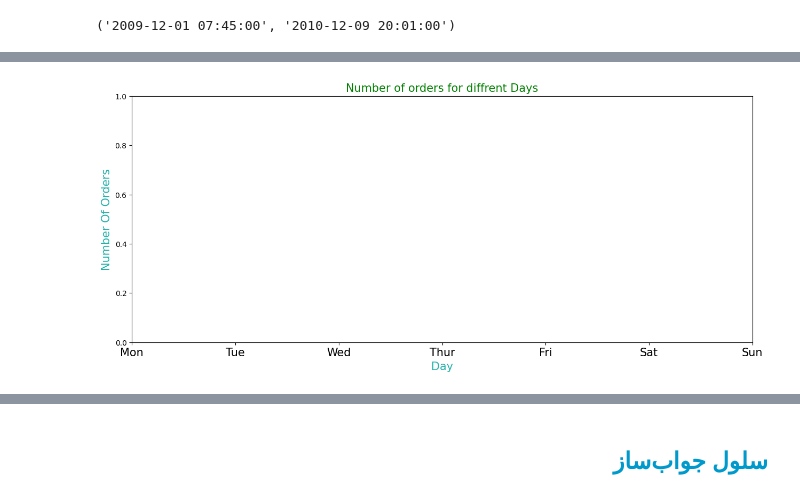
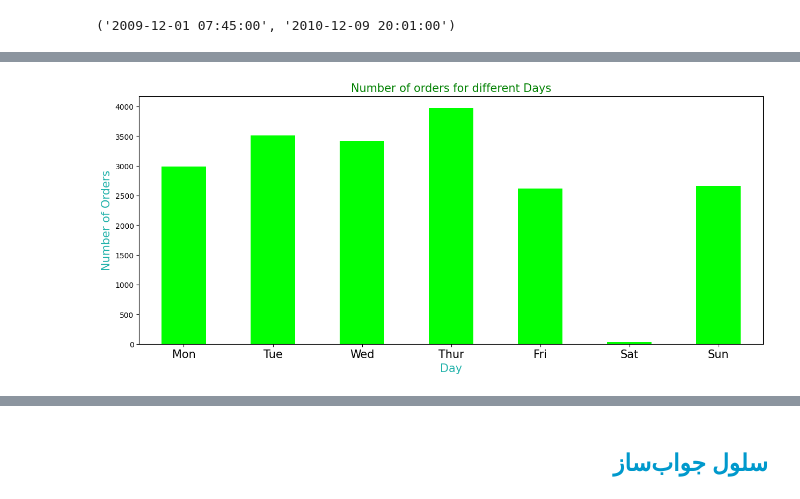
Before and after one commit to Hamid-Ba/data-analysis-exercises, a Jupyter notebook: 23-Final/2_exploration/2_exploration.ipynb, the cells around one changed output, grey strips where cells are left out. Saved outputs shown, nothing was run; the diff lists cells and outputs as text; code cells hidden in the pictures.

Commit message:
complete discovery on final project datas

```diff
--- a/23-Final/2_exploration/2_exploration.ipynb
+++ b/23-Final/2_exploration/2_exploration.ipynb
@@ -179,22 +179,41 @@ window_period
 
 </table>
 </p>
+# %%
+df['InvoiceDate'] = pd.to_datetime(df['InvoiceDate'])
+# %%
+df['Day'] = df.InvoiceDate.dt.day_name()
+# %%
+df_first_order = df.copy()
+df_first_order.drop_duplicates(subset=["InvoiceNumber"],inplace=True)
+days = df_first_order.Day.value_counts()
+the_data = {
+    "Mon" : days["Monday"],
+    "Tue" : days["Tuesday"],
+    "Wed" : days["Wednesday"],
+    "Thur" : days["Thursday"],
+    "Fri" : days["Friday"],
+    "Sat" : days["Saturday"],
+    "Sun" : days["Sunday"]
+}
+# %%
+mat_df = pd.Series(the_data)
 # %%
-# plot the number of orders per week day
-
 fig1 , ax1 = plt.subplots(figsize=(15,6))
 
+mat_df.plot(kind="bar", ax = ax1, color ="lime")
+
 ax1.set_xlabel("Day",color="lightseagreen",fontsize=15)
-ax1.set_ylabel("Number Of Orders",color="lightseagreen",fontsize=15)
+ax1.set_ylabel("Number of Orders",color="lightseagreen",fontsize=15)
 
-ax1.set_xticks([0,1,2,3,4,5,6])
-ax1.set_xticklabels(['Mon','Tue','Wed','Thur','Fri','Sat','Sun'],fontsize=15)
+ax1.set_xticks(range(len(the_data)))
+ax1.set_xticklabels(['Mon','Tue','Wed','Thur','Fri','Sat','Sun'],rotation=0,fontsize=15)
 
-ax1.set_title("Number of orders for diffrent Days",color="green",fontsize=15)
+ax1.set_title("Number of orders for different Days",color="green",fontsize=15)
 
 fig1
 # %% [output]
-[figure, old version]
+[figure, new version]
 # %% [markdown]
 <h2 align=right style="line-height:200%;font-family:vazir;color:#0099cc">
 <font face="vazir" color="#0099cc">
```
Also changed, not shown: parts of 6 cells of this notebook, 6 other files.
